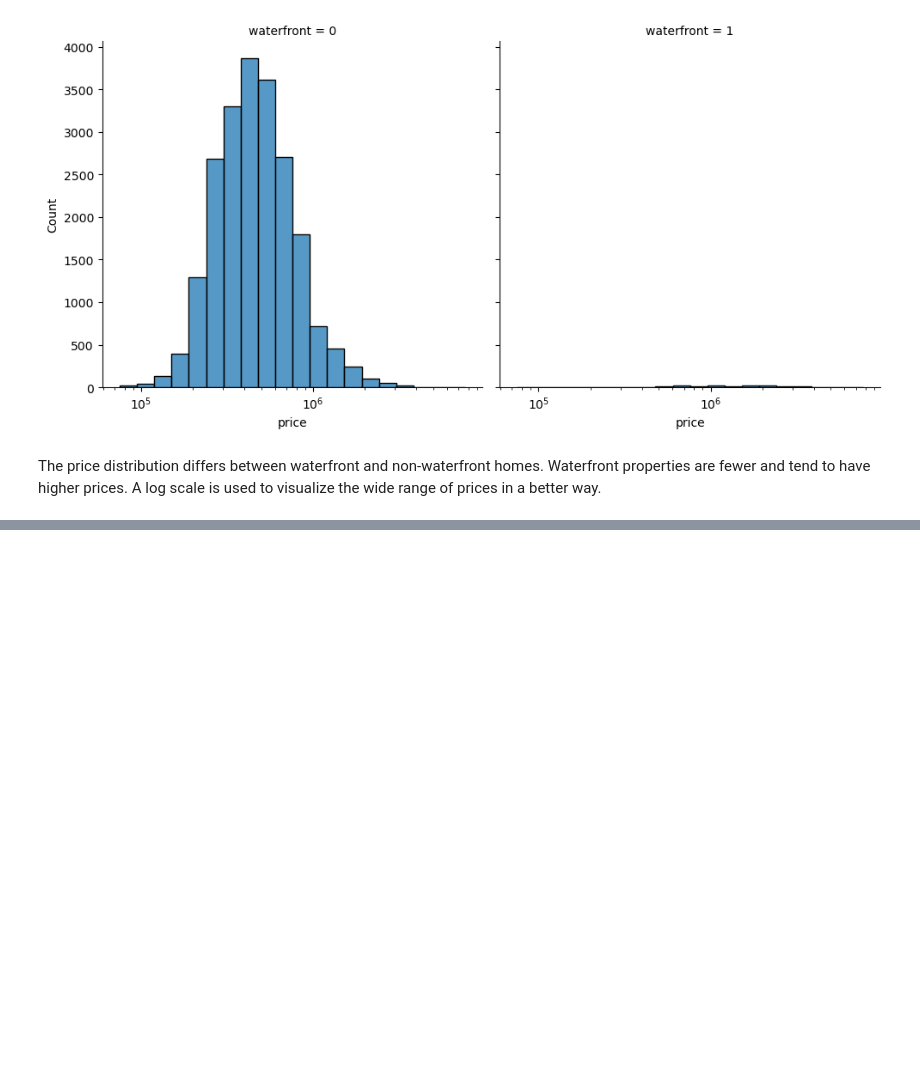
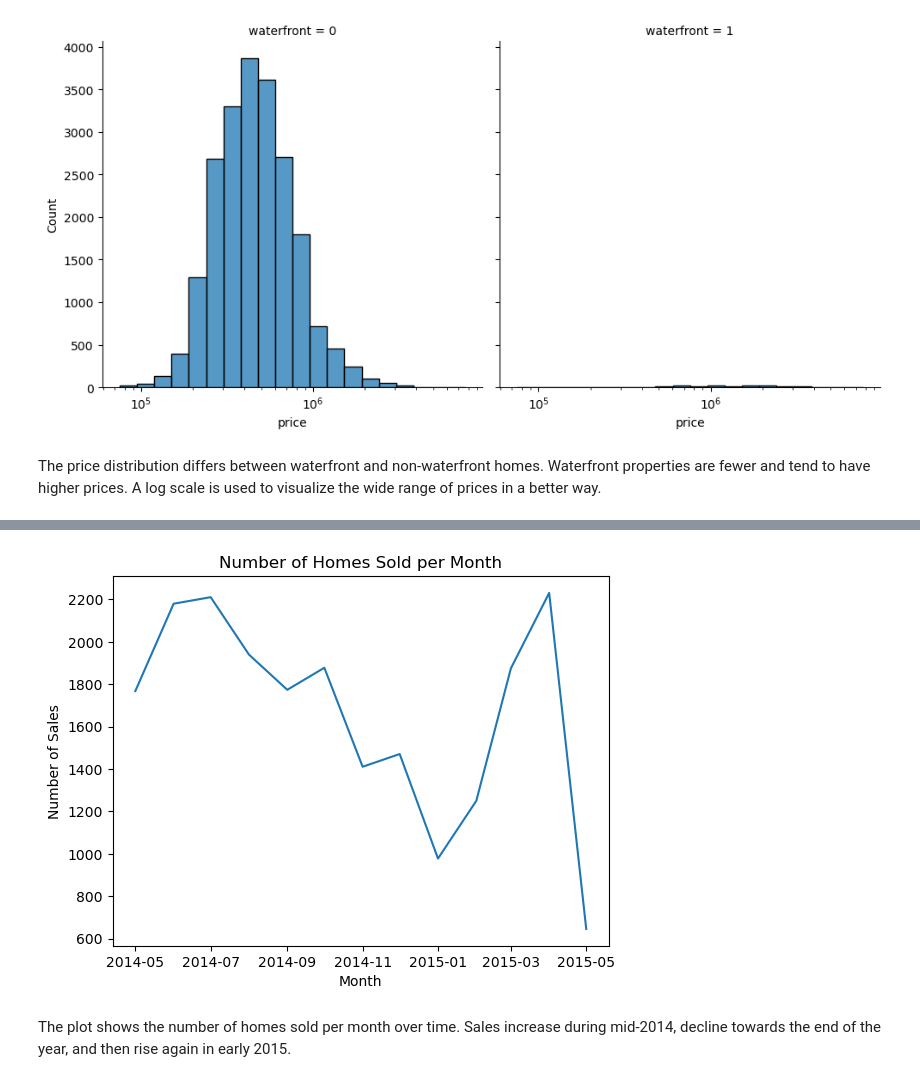
Before and after one commit to madhuraroyba25/EDA-with-Python, a Jupyter notebook: HW5_EDA_Python.ipynb, the cells around one changed output, grey strips where cells are left out. Cells and saved outputs as stored; diff of their text form; code cells hidden in the pictures; blank space fills up the shorter version.

Commit message:
Added time series plot of monthly home sales

```diff
--- a/HW5_EDA_Python.ipynb
+++ b/HW5_EDA_Python.ipynb
@@ -126,3 +126,9 @@ plt.show()
 [figure]
 # %% [markdown]
 The price distribution differs between waterfront and non-waterfront homes. Waterfront properties are fewer and tend to have higher prices. A log scale is used to visualize the wide range of prices in a better way.
+# %%
+df["sale_month"] = df["date"].dt.to_period("M")
+# %%
+monthly_sales = df.groupby("sale_month").size().reset_index(name="num_sales")
+# %%
+monthly_sales["sale_month"] = monthly_sales["sale_month"].dt.to_timestamp()
@@ -128,0 +144,17 @@ The price distribution differs between waterfront and non-waterfront homes. Wate
+# %%
+#Time Series Plot
+sns.lineplot(
+    data=monthly_sales,
+    x="sale_month",
+    y="num_sales"
+)
+
+plt.title("Number of Homes Sold per Month")
+plt.xlabel("Month")
+plt.ylabel("Number of Sales")
+
+plt.show()
+# %% [output]
+[figure, added]
+# %% [markdown]
+The plot shows the number of homes sold per month over time. Sales increase during mid-2014, decline towards the end of the year, and then rise again in early 2015.
```
Also changed, not shown: parts of 1 cell of this notebook.
